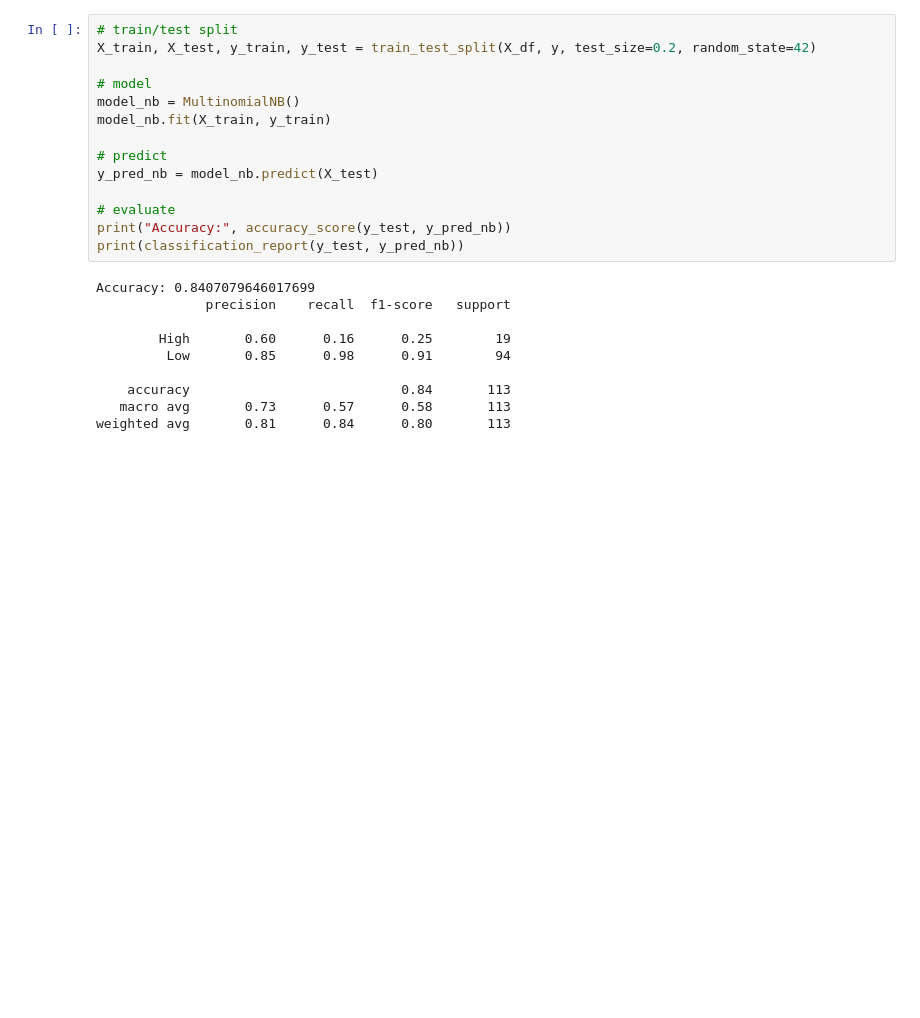
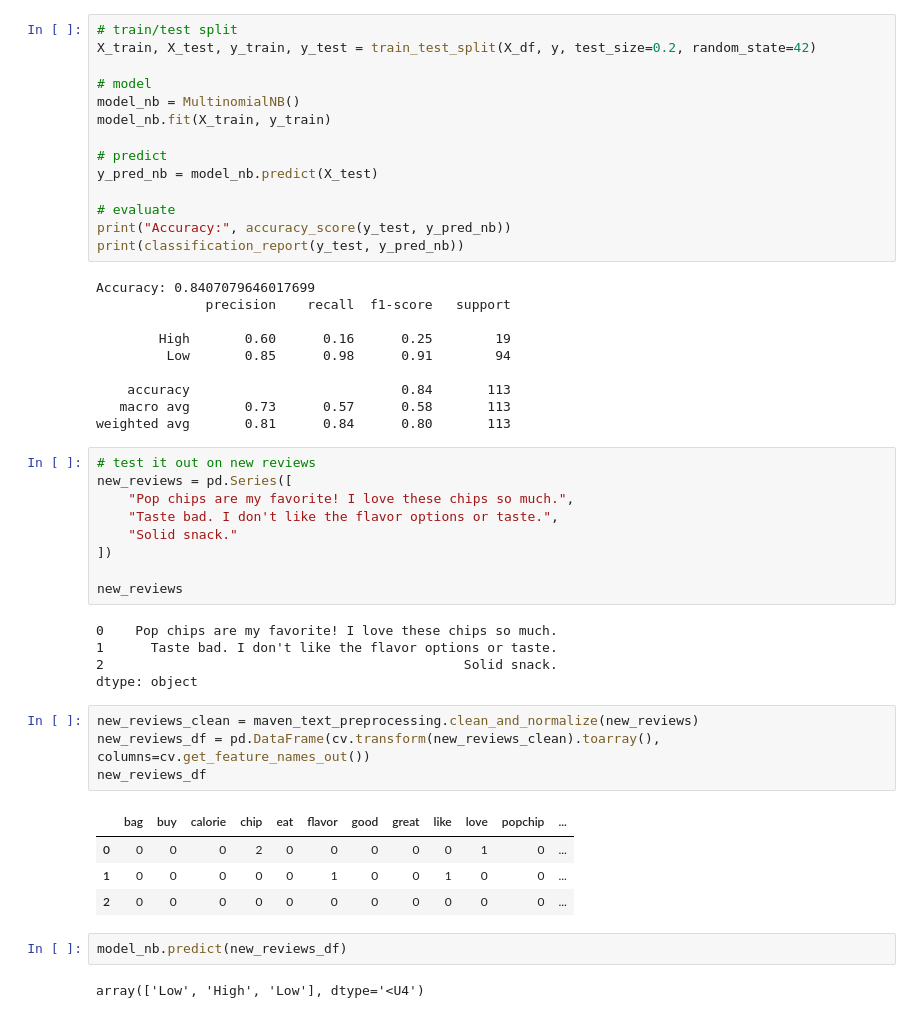
Before and after one commit to Camiloesp/PythonDataScience_NaturalLanguageProcessing, a Jupyter notebook: 3_NLP_MachineLearning.ipynb, the cells around one changed output. Saved outputs shown, nothing was run; the diff lists cells and outputs as text; blank space fills up the shorter version.

Commit message:
Naive Bayes Prediction

```diff
--- a/3_NLP_MachineLearning.ipynb
+++ b/3_NLP_MachineLearning.ipynb
@@ -166,3 +166,30 @@ Accuracy: 0.8407079646017699
     accuracy                           0.84       113
    macro avg       0.73      0.57      0.58       113
 weighted avg       0.81      0.84      0.80       113
+# %%
+# test it out on new reviews
+new_reviews = pd.Series([
+    "Pop chips are my favorite! I love these chips so much.",
+    "Taste bad. I don't like the flavor options or taste.",
+    "Solid snack."
+])
+
+new_reviews
+# %% [output]
+0    Pop chips are my favorite! I love these chips so much.
+1      Taste bad. I don't like the flavor options or taste.
+2                                              Solid snack.
+dtype: object
+# %%
+new_reviews_clean = maven_text_preprocessing.clean_and_normalize(new_reviews)
+new_reviews_df = pd.DataFrame(cv.transform(new_reviews_clean).toarray(), columns=cv.get_feature_names_out())
+new_reviews_df
+# %% [output]
+|  | bag | buy | calorie | chip | eat | flavor | good | great | like | love | popchip | ... |
+| 0 | 0 | 0 | 0 | 2 | 0 | 0 | 0 | 0 | 0 | 1 | 0 | ... |
+| 1 | 0 | 0 | 0 | 0 | 0 | 1 | 0 | 0 | 1 | 0 | 0 | ... |
+| 2 | 0 | 0 | 0 | 0 | 0 | 0 | 0 | 0 | 0 | 0 | 0 | ... |
+# %%
+model_nb.predict(new_reviews_df)
+# %% [output]
+array(['Low', 'High', 'Low'], dtype='<U4')
```
